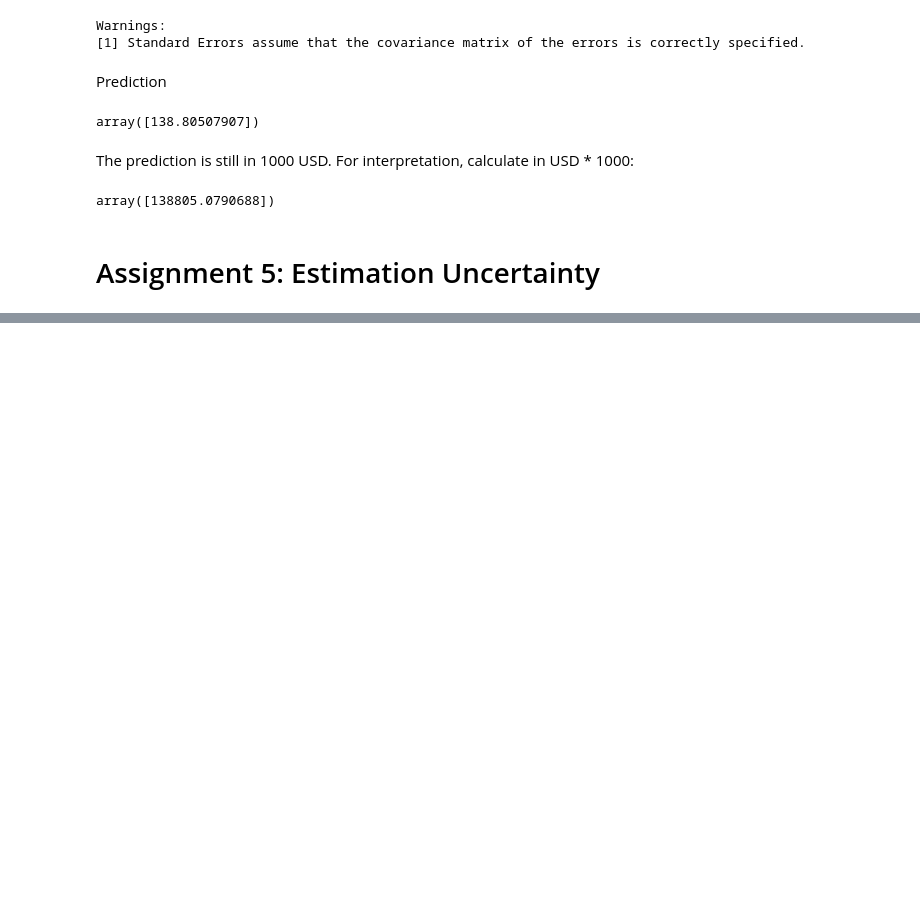
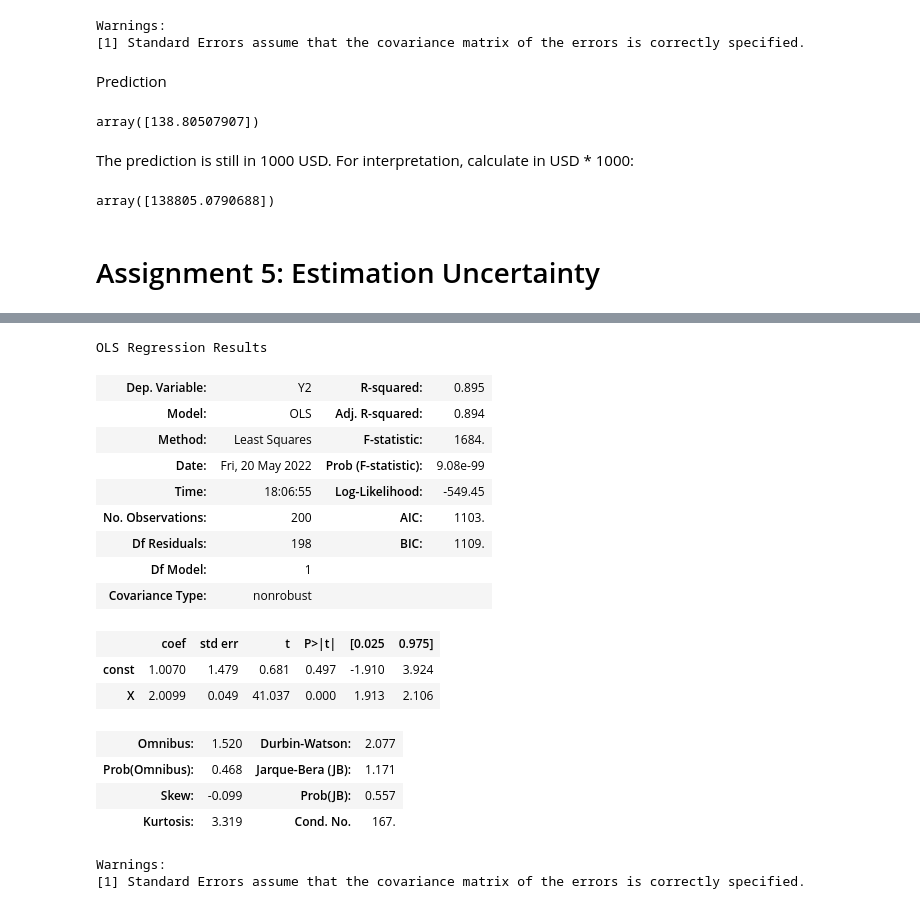
Before and after one commit to asluchych/introduction-econometrics, a Jupyter notebook: chapter2_statsmodels.ipynb, the cells around one changed output, grey strips where cells are left out. Saved outputs shown, nothing was run; the diff lists cells and outputs as text; code cells hidden in the pictures; blank space fills up the shorter version.

```diff
--- a/chapter2_statsmodels.ipynb
+++ b/chapter2_statsmodels.ipynb
@@ -182,0 +252,23 @@ array([138805.0790688])
+# %%
+model_y2 = sm.OLS(y2, x_const).fit()
+model_y2.summary()
+# %% [output]
+OLS Regression Results
+| Dep. Variable: | Y2 | R-squared: | 0.895 |
+| Model: | OLS | Adj. R-squared: | 0.894 |
+| Method: | Least Squares | F-statistic: | 1684. |
+| Date: | Fri, 20 May 2022 | Prob (F-statistic): | 9.08e-99 |
+| Time: | 18:06:55 | Log-Likelihood: | -549.45 |
+| No. Observations: | 200 | AIC: | 1103. |
+| Df Residuals: | 198 | BIC: | 1109. |
+| Df Model: | 1 |  |  |
+| Covariance Type: | nonrobust |  |  |
+|  | coef | std err | t | P>|t| | [0.025 | 0.975] |
+| const | 1.0070 | 1.479 | 0.681 | 0.497 | -1.910 | 3.924 |
+| X | 2.0099 | 0.049 | 41.037 | 0.000 | 1.913 | 2.106 |
+| Omnibus: | 1.520 | Durbin-Watson: | 2.077 |
+| Prob(Omnibus): | 0.468 | Jarque-Bera (JB): | 1.171 |
+| Skew: | -0.099 | Prob(JB): | 0.557 |
+| Kurtosis: | 3.319 | Cond. No. | 167. |
+Warnings:
+[1] Standard Errors assume that the covariance matrix of the errors is correctly specified.
```
Also changed, not shown: parts of 26 cells of this notebook.
